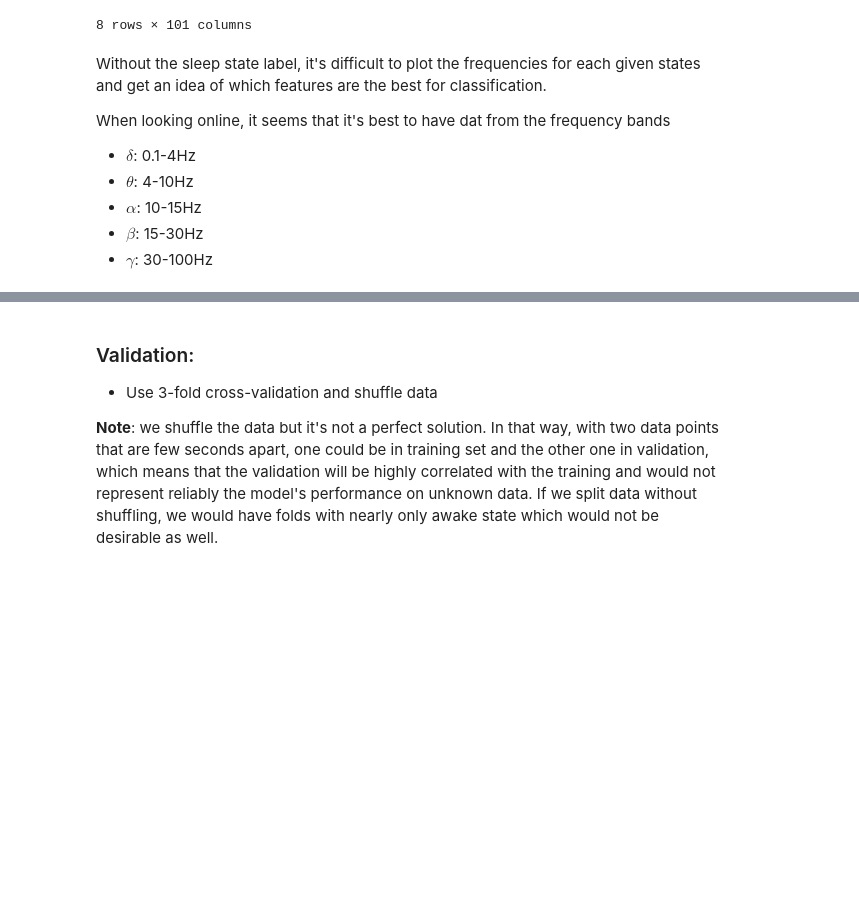
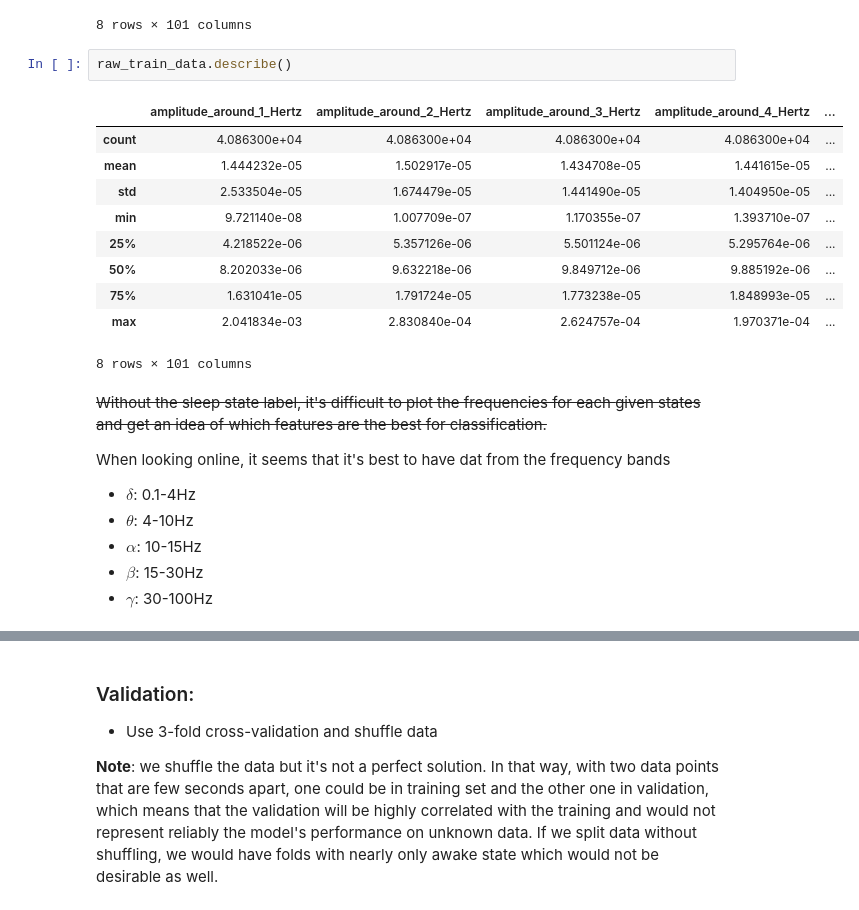
Before and after one commit to Mondotosz/ARN_PW3, a Jupyter notebook: notebook.ipynb, the cells around one changed output, grey strips where cells are left out. Saved outputs shown, nothing was run; the diff lists cells and outputs as text; blank space fills up the shorter version.

```diff
--- a/notebook.ipynb
+++ b/notebook.ipynb
@@ -69,9 +69,22 @@ raw_test_data.describe()
 | 75% | 0.000026 | 0.000018 | 0.000020 | 0.000020 | ... |
 | max | 0.007021 | 0.000375 | 0.000326 | 0.000272 | ... |
 8 rows × 101 columns
+# %%
+raw_train_data.describe()
+# %% [output]
+|  | amplitude_around_1_Hertz | amplitude_around_2_Hertz | amplitude_around_3_Hertz | amplitude_around_4_Hertz | ... |
+| count | 4.086300e+04 | 4.086300e+04 | 4.086300e+04 | 4.086300e+04 | ... |
+| mean | 1.444232e-05 | 1.502917e-05 | 1.434708e-05 | 1.441615e-05 | ... |
+| std | 2.533504e-05 | 1.674479e-05 | 1.441490e-05 | 1.404950e-05 | ... |
+| min | 9.721140e-08 | 1.007709e-07 | 1.170355e-07 | 1.393710e-07 | ... |
+| 25% | 4.218522e-06 | 5.357126e-06 | 5.501124e-06 | 5.295764e-06 | ... |
+| 50% | 8.202033e-06 | 9.632218e-06 | 9.849712e-06 | 9.885192e-06 | ... |
+| 75% | 1.631041e-05 | 1.791724e-05 | 1.773238e-05 | 1.848993e-05 | ... |
+| max | 2.041834e-03 | 2.830840e-04 | 2.624757e-04 | 1.970371e-04 | ... |
+8 rows × 101 columns
 # %% [markdown]
-Without the sleep state label, it's difficult to plot the frequencies for each
-given states and get an idea of which features are the best for classification.
+~~Without the sleep state label, it's difficult to plot the frequencies for each
+given states and get an idea of which features are the best for classification.~~
 
 When looking online, it seems that it's best to have dat from the frequency bands
 - $\delta$: 0.1-4Hz
```
Also changed, not shown: parts of 2 cells of this notebook.
